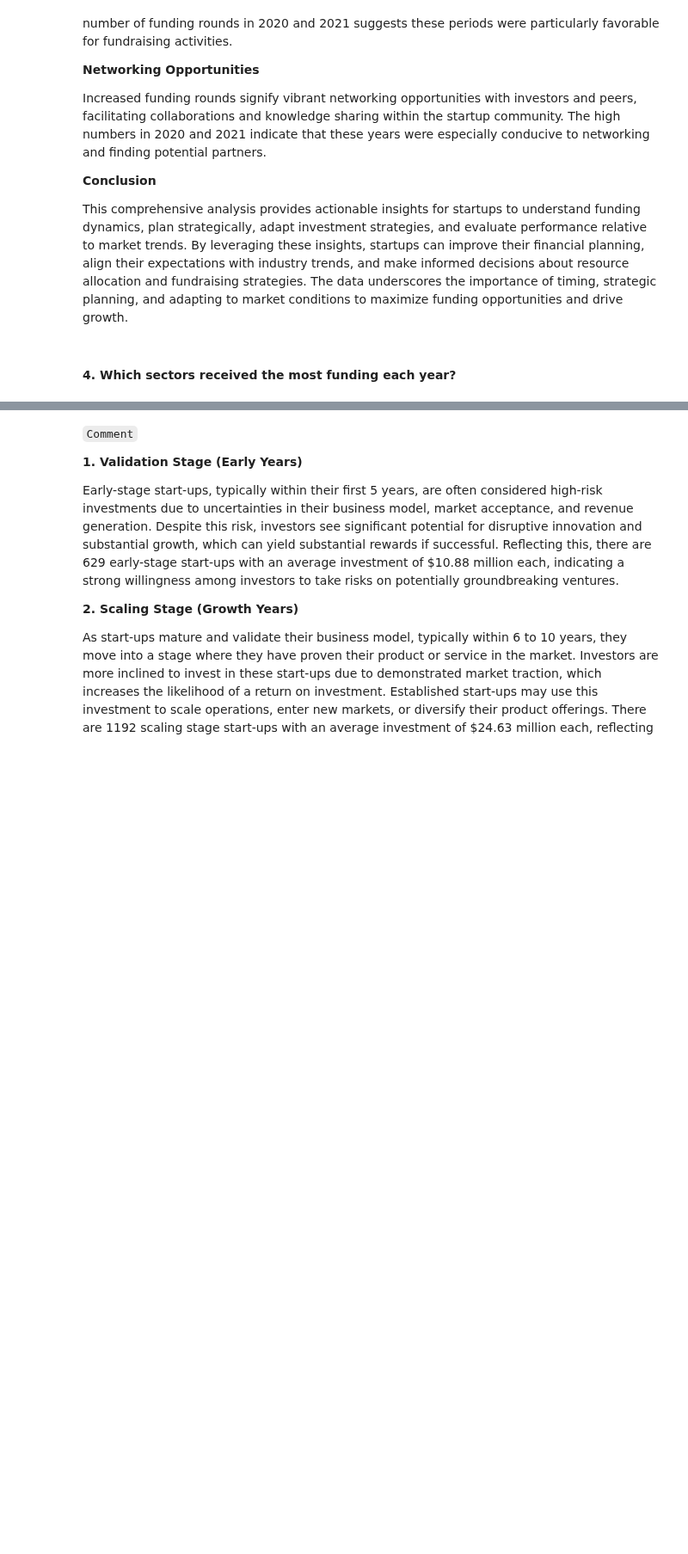
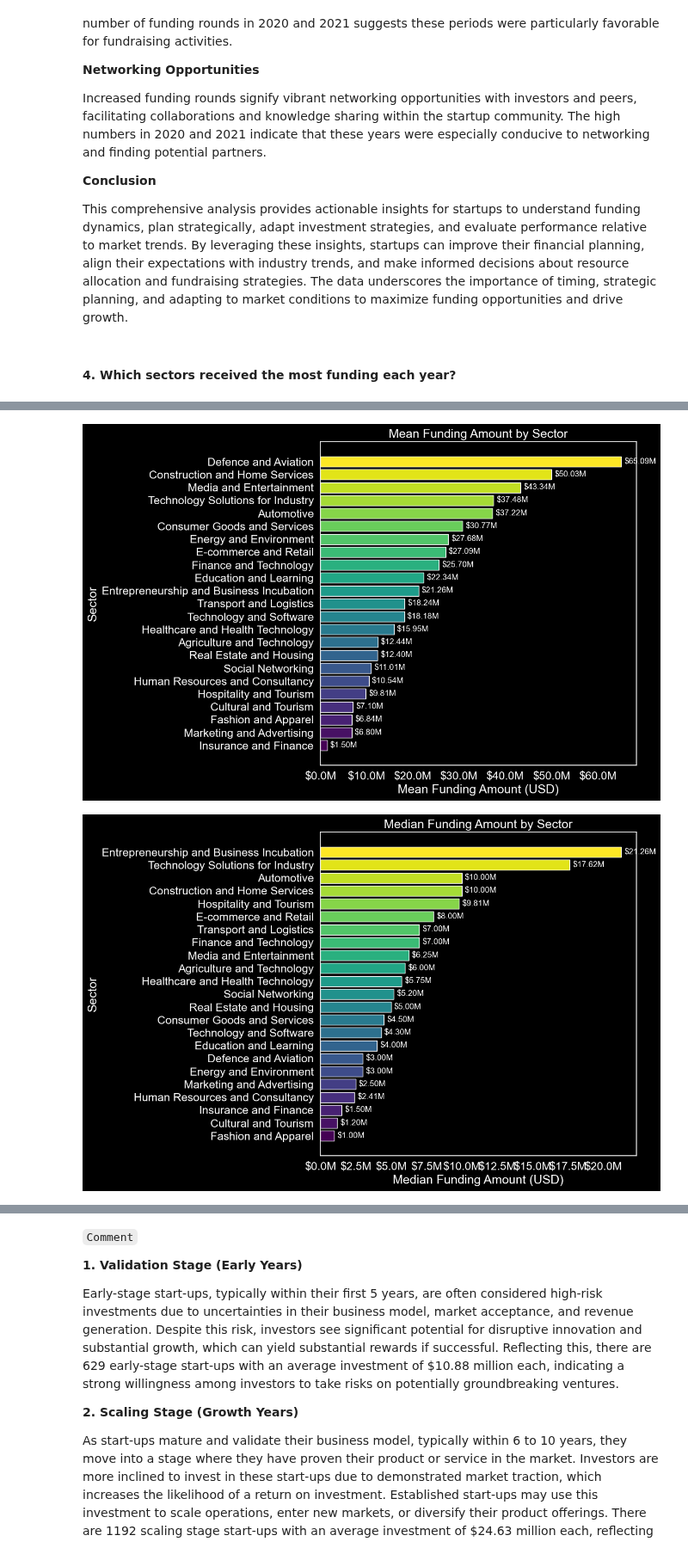
Before and after one commit to Nfayem/LP1_Data_Analytics_Project, a Jupyter notebook: Notebook/LP1_Data_Analytics_Project.ipynb, the cells around one changed output, grey strips where cells are left out. Shown at 86% size. Drawn from its saved outputs; the diff is of its cells as text; code cells hidden in the pictures; blank space fills up the shorter version.

```diff
--- a/Notebook/LP1_Data_Analytics_Project.ipynb
+++ b/Notebook/LP1_Data_Analytics_Project.ipynb
@@ -6922,0 +6929,80 @@ This comprehensive analysis provides actionable insights for startups to underst
+# %%
+# Copying the DataFrame
+cl_lp1df4 = cl_lp1df.copy()
+
+# Group by sector to find the total funding amount for each sector
+sector_funding = cl_lp1df4.groupby('Sector')['Amount'].sum().reset_index()
+
+# Calculate mean, median, and total funding for each sector
+sector_summary = cl_lp1df4.groupby('Sector')['Amount'].agg(['mean', 'median', 'sum']).reset_index()
+
+# Formatting the summary statistics
+sector_summary_formatted = sector_summary.copy()
+sector_summary_formatted["mean"] = sector_summary_formatted["mean"].apply(lambda x: "${:,.2f}".format(x))
+sector_summary_formatted["median"] = sector_summary_formatted["median"].apply(lambda x: "${:,.2f}".format(x))
+sector_summary_formatted["sum"] = sector_summary_formatted["sum"].apply(lambda x: "${:,.2f}".format(x))
+
+# Create a color map from the Viridis palette
+colors = plt.cm.viridis(np.linspace(0, 1, len(sector_summary)))
+
+# Sort the data by 'mean' column in descending order
+sector_summary = sector_summary.sort_values(by='mean', ascending=True)
+
+# Plotting the mean funding amounts by sector
+plt.figure(figsize=(12, 8))
+bars = plt.barh(sector_summary['Sector'], sector_summary['mean'], color=colors)
+plt.xlabel('Mean Funding Amount (USD)')
+plt.ylabel('Sector')
+plt.title('Mean Funding Amount by Sector')
+plt.gca().xaxis.set_major_formatter(millions_formatter)
+# Get the maximum value for scaling the distance of the labels
+max_value = sector_summary['mean'].max()
+for bar in bars:
+    width = bar.get_width()
+    plt.text(width + max_value * 0.01, bar.get_y() + bar.get_height()/2,
+             f'${width*1e-6:.2f}M', va='center', ha='left', fontsize=12)
+plt.tight_layout()
+plt.show()
+
+# Sort the data by 'median' column in descending order
+sector_summary = sector_summary.sort_values(by='median', ascending=True)
+
+# Plotting the median funding amounts by sector
+plt.figure(figsize=(12, 8))
+bars = plt.barh(sector_summary['Sector'], sector_summary['median'], color=colors)
+plt.xlabel('Median Funding Amount (USD)')
+plt.ylabel('Sector')
+plt.title('Median Funding Amount by Sector')
+plt.gca().xaxis.set_major_formatter(millions_formatter)
+max_value = sector_summary['median'].max()
+for bar in bars:
+    width = bar.get_width()
+    plt.text(width + max_value * 0.01, bar.get_y() + bar.get_height()/2,
+             f'${width*1e-6:.2f}M', va='center', ha='left', fontsize=12)
+plt.tight_layout()
+plt.show()
+
+# Sort the data by 'sum' column in descending order
+sector_summary = sector_summary.sort_values(by='sum', ascending=True)
+
+# Plotting the total funding amounts by sector
+plt.figure(figsize=(12, 8))
+bars = plt.barh(sector_summary['Sector'], sector_summary['sum'], color=colors)
+plt.xlabel('Total Funding Amount (USD)')
+plt.ylabel('Sector')
+plt.title('Total Funding Amount by Sector')
+plt.gca().xaxis.set_major_formatter(billions_formatter)
+max_value = sector_summary['sum'].max()
+for bar in bars:
+    width = bar.get_width()
+    plt.text(width + max_value * 0.01, bar.get_y() + bar.get_height()/2,
+             f'${width*1e-9:.2f}B', va='center', ha='left', fontsize=12)
+plt.tight_layout()
+plt.show()
+
+# Display the summary statistics
+print("The sectorial summary statistics:")
+sector_summary_formatted
+# %% [output]
+[figure, added]
+[figure, added]
```
Also changed, not shown: parts of 23 cells of this notebook, 2 other files.
